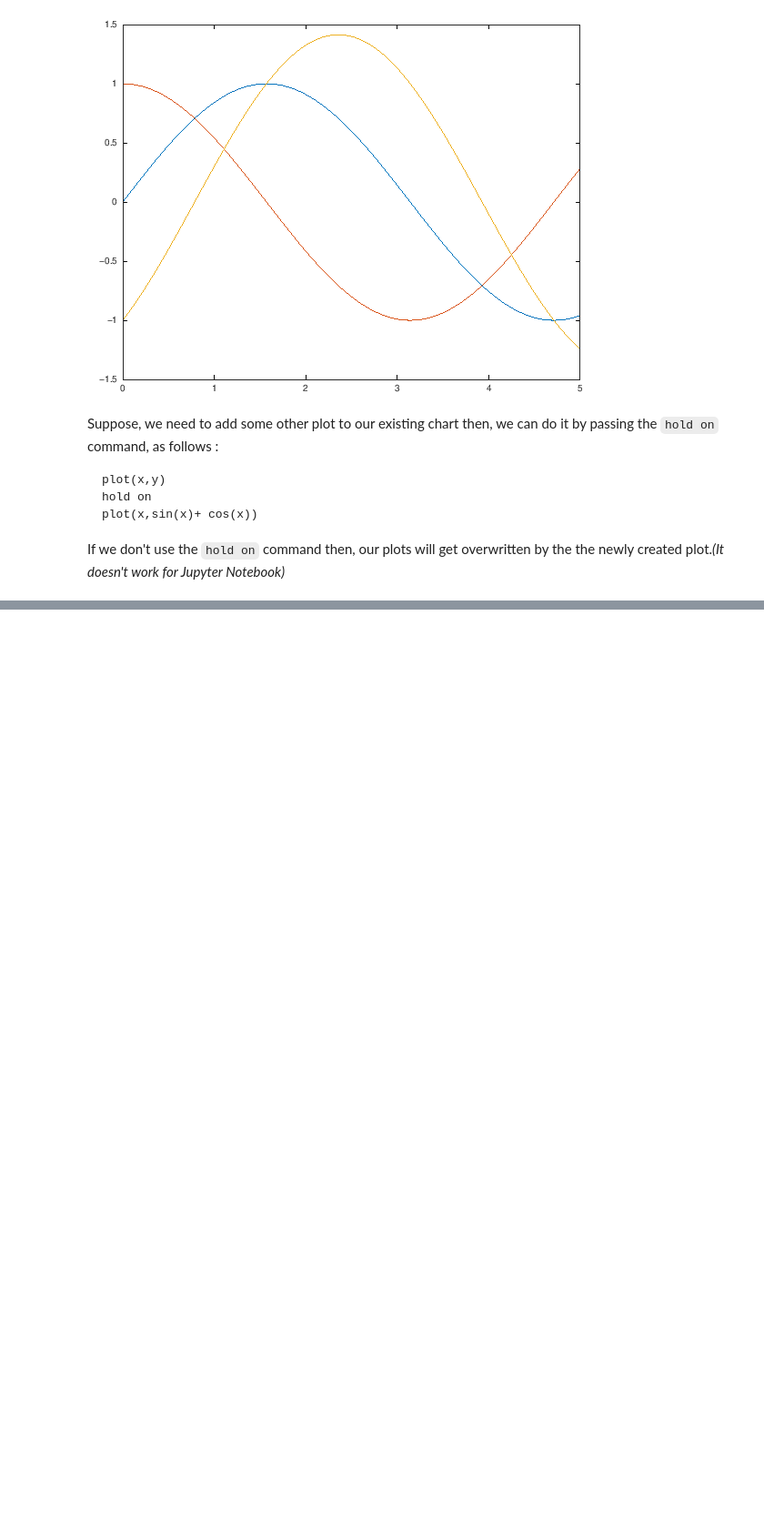
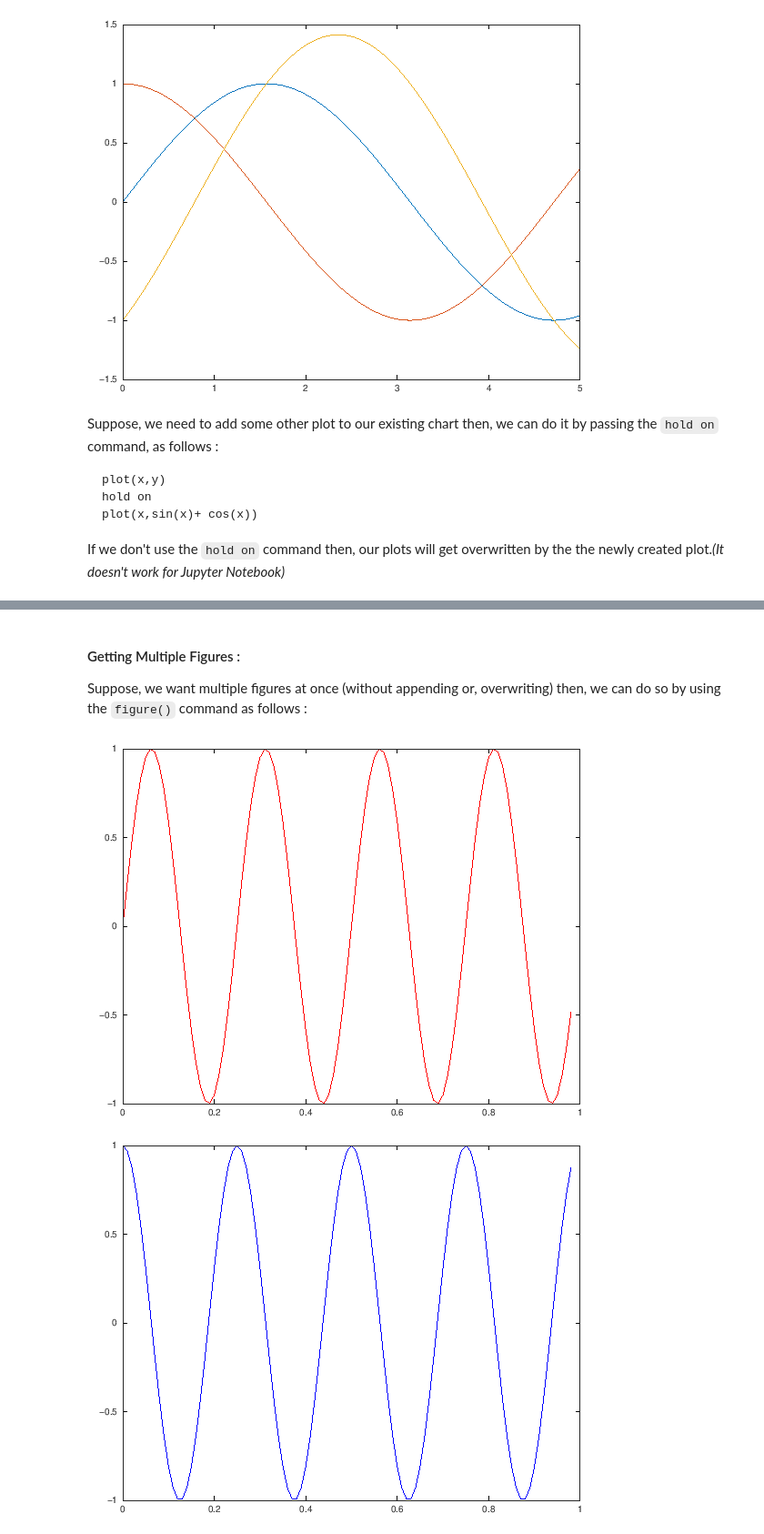
Before and after one commit to Udit365/MATLAB-Essentials, a Jupyter notebook: MATLAB_Basics/1.5_Data_Visualization.ipynb, the cells around one changed output, grey strips where cells are left out. Shown at 91% size. Cells and saved outputs as stored; diff of their text form; code cells hidden in the pictures; blank space fills up the shorter version.

```diff
--- a/MATLAB_Basics/1.5_Data_Visualization.ipynb
+++ b/MATLAB_Basics/1.5_Data_Visualization.ipynb
@@ -100,0 +180,12 @@ If we don't use the `hold on` command then, our plots will get overwritten by th
+# %% [markdown]
+#### Getting Multiple Figures :
+
+Suppose, we want multiple figures at once (without appending or, overwriting) then, we can do so by using the `figure()` command as follows :
+# %%
+figure(1);
+plot(t,y1,"r");
+figure(2);
+plot(t,y2,"b");
+# %% [output]
+[figure, added]
+[figure, added]
```
Also changed, not shown: parts of 12 cells of this notebook.
